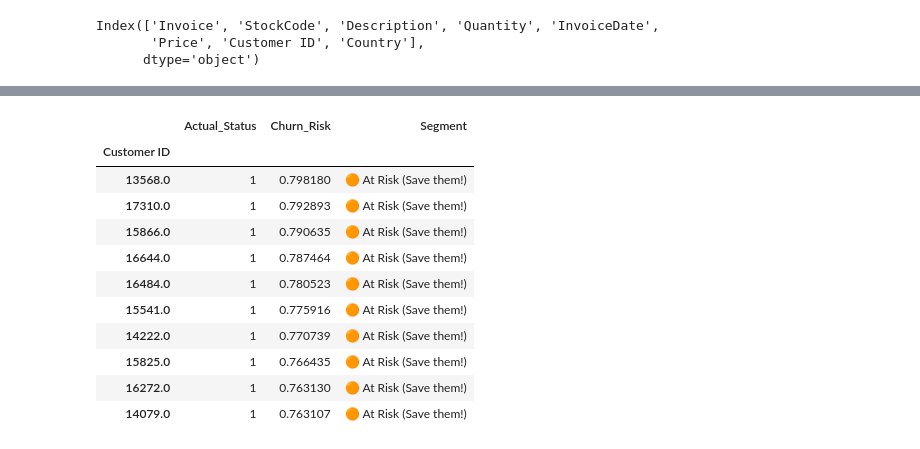
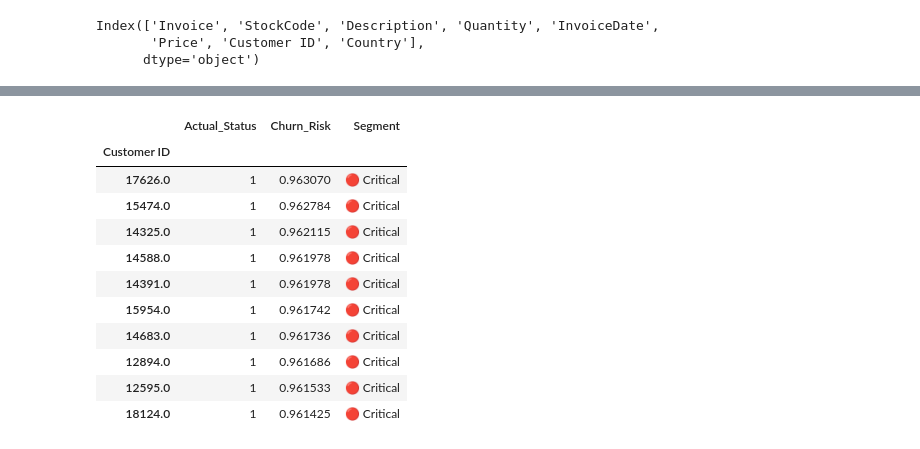
Before and after one commit to NovyQuant/Retention-Analysis-Churn-Risk-Scoring-System, a Jupyter notebook: Retention-Analysis.ipynb, the cells around one changed output, grey strips where cells are left out. Saved outputs shown, nothing was run; the diff lists cells and outputs as text; code cells hidden in the pictures.

```diff
--- a/Retention-Analysis.ipynb
+++ b/Retention-Analysis.ipynb
@@ -210,0 +227,15 @@ Fitting 15 folds for each of 36 candidates, totalling 540 fits
+# %%
+# STEP 4: Final Model Training
+
+# 1. Prepare Full Data
+# Train on ALL available history
+print("Training Final Model on full dataset...")
+X_final = full_panel_data.drop(['Churn', 'Customer ID', 'Cutoff_Date'], axis=1)
+y_final = full_panel_data['Churn']
+
+# 2. Fit Model
+# Using best params found manually or via GridSearch
+final_model = RandomForestClassifier(n_estimators=200, max_depth=8, class_weight='balanced', random_state=42)
+final_model.fit(X_final, y_final)
+
+print("✅ Final Model Trained & Ready.")
@@ -284,33 +366,49 @@ print(feature_importance_df)
 # %%
-# STEP 7: Segmentation
-# 1. Get probabilities for Class 1 (Churn/Leaving)
-# We take the second column [:, 1] which represents the probability of leaving.
-churn_probs = rf_model.predict_proba(X_test)[:, 1]
+# STEP 7: Segmentation with Fixed Business Rules (Hardcoded)
 
-# 2. Create a Results Table
+# 1. Get probabilities from the model
+churn_probs = final_model.predict_proba(X_test)[:, 1]
+
+# 2. Create Results Table
 results = pd.DataFrame({
-    'Actual_Status': y_test,
+    'Actual_Status': y_test.values,
     'Churn_Risk': churn_probs
-}, index=X_test.index)
+})
+# Restore Customer ID as index (Crucial for Step 8)
+results.index = test_df['Customer ID']
 
-# 3. Define Risk Segments
-# Logic: "Better Safe Than Sorry"
-def get_segment(prob):
-    if prob >= 0.80: return '🔴 Critical (Lost)'        # High probability of having left
-    if prob >= 0.50: return '🟠 At Risk (Save them!)'   # The "Money" group - send coupons here!
-    if prob >= 0.20: return '🟡 Watchlist (Monitor)'    # Keep an eye on them
-    return '🟢 Safe'                                    # Loyal customers
+# 3. Define Segments based on Rigid Rules
+# We use fixed probabilities instead of dynamic thresholds.
+# These can be adjusted based on marketing capacity.
+def get_segment_fixed(prob):
+    # Rule 1: >80% is almost certainly churn (or already left)
+    if prob >= 0.80:
+        return '🔴 Critical'
 
-results['Segment'] = results['Churn_Risk'].apply(get_segment)
+    # Rule 2: 60-80% is our sweet spot for intervention
+    elif prob >= 0.60:
+        return '🟠 At Risk'
 
-# 4. Show Summary
-print("\n--- CUSTOMER PORTFOLIO BREAKDOWN ---")
+    # Rule 3: 40-60% is uncertain, keep an eye on them
+    elif prob >= 0.40:
+        return '🟡 Watchlist'
+
+    # Rule 4: <40% is safe
+    else:
+        return '🟢 Safe'
+
+results['Segment'] = results['Churn_Risk'].apply(get_segment_fixed)
+
+# 4. Summary
+print("\n--- FIXED SEGMENTATION SUMMARY ---")
 print(results['Segment'].value_counts())
 
-# 5. Show Top Candidates for Campaign
-# We sort by risk descending, so the customers closest to leaving (e.g., 79% risk) appear first.
-at_risk_group = results[results['Segment'] == '🟠 At Risk (Save them!)'].sort_values('Churn_Risk', ascending=False)
+# 5. Top Candidates for Action
+# We focus on the 'At Risk' group (60-80%) or Critical (>80%) depending on strategy
+action_group = results[results['Segment'].isin(['🟠 At Risk', '🔴 Critical'])]
+action_group = action_group.sort_values('Churn_Risk', ascending=False)
 
-print(f"\n--- Top 10 Customers to Save (out of {len(at_risk_group)}) ---")
-display(at_risk_group.head(10))
+print(f"\n--- Customers requiring attention: {len(action_group)} ---")
+if not action_group.empty:
+    display(action_group.head(10))
 # %% [output]
@@ -326,13 +424,13 @@ Name: count, dtype: int64
 |  | Actual_Status | Churn_Risk | Segment |
 | Customer ID |  |  |  |
-| 13568.0 | 1 | 0.798180 | 🟠 At Risk (Save them!) |
-| 17310.0 | 1 | 0.792893 | 🟠 At Risk (Save them!) |
-| 15866.0 | 1 | 0.790635 | 🟠 At Risk (Save them!) |
-| 16644.0 | 1 | 0.787464 | 🟠 At Risk (Save them!) |
-| 16484.0 | 1 | 0.780523 | 🟠 At Risk (Save them!) |
-| 15541.0 | 1 | 0.775916 | 🟠 At Risk (Save them!) |
-| 14222.0 | 1 | 0.770739 | 🟠 At Risk (Save them!) |
-| 15825.0 | 1 | 0.766435 | 🟠 At Risk (Save them!) |
-| 16272.0 | 1 | 0.763130 | 🟠 At Risk (Save them!) |
-| 14079.0 | 1 | 0.763107 | 🟠 At Risk (Save them!) |
+| 17626.0 | 1 | 0.963070 | 🔴 Critical |
+| 15474.0 | 1 | 0.962784 | 🔴 Critical |
+| 14325.0 | 1 | 0.962115 | 🔴 Critical |
+| 14588.0 | 1 | 0.961978 | 🔴 Critical |
+| 14391.0 | 1 | 0.961978 | 🔴 Critical |
+| 15954.0 | 1 | 0.961742 | 🔴 Critical |
+| 14683.0 | 1 | 0.961736 | 🔴 Critical |
+| 12894.0 | 1 | 0.961686 | 🔴 Critical |
+| 12595.0 | 1 | 0.961533 | 🔴 Critical |
+| 18124.0 | 1 | 0.961425 | 🔴 Critical |
 # %%
```
Also changed, not shown: parts of 11 cells of this notebook.
